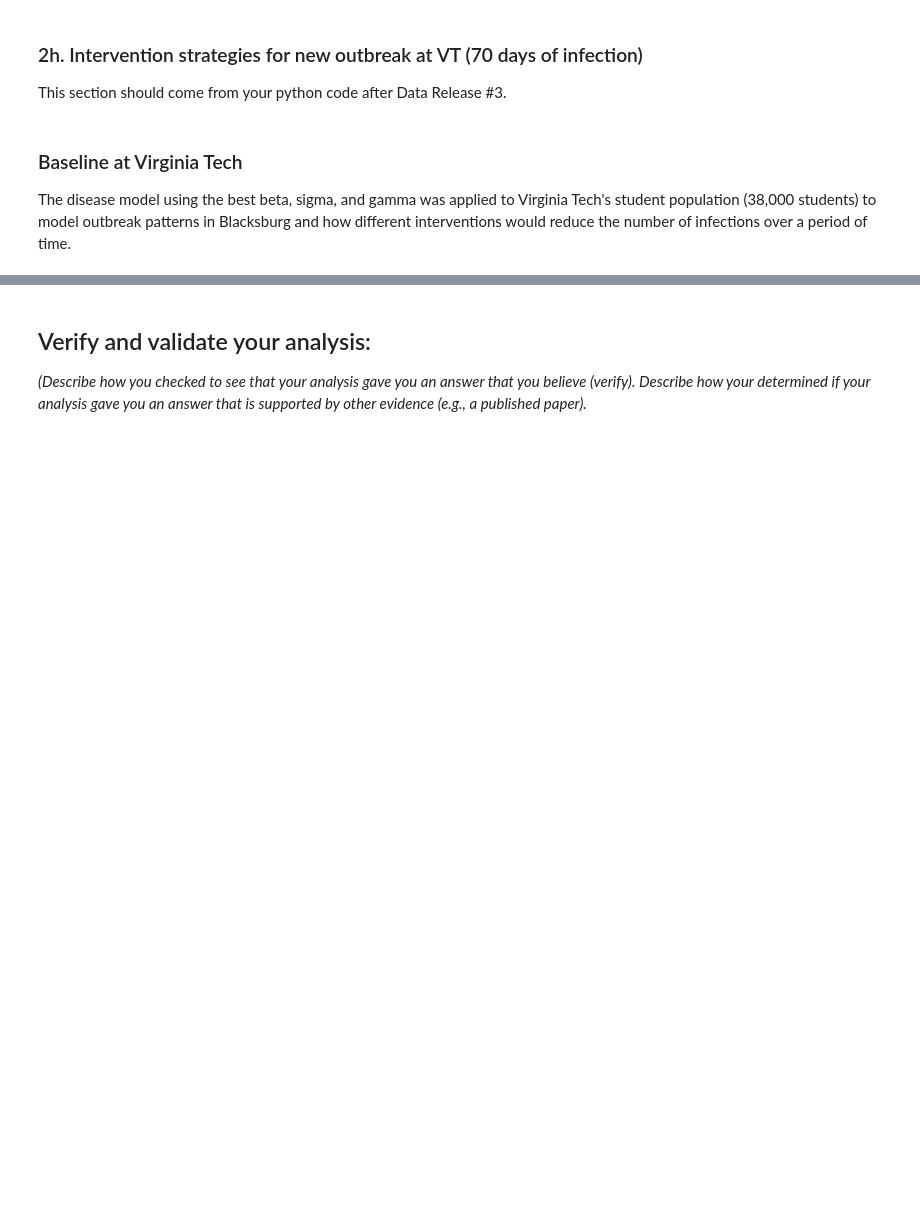
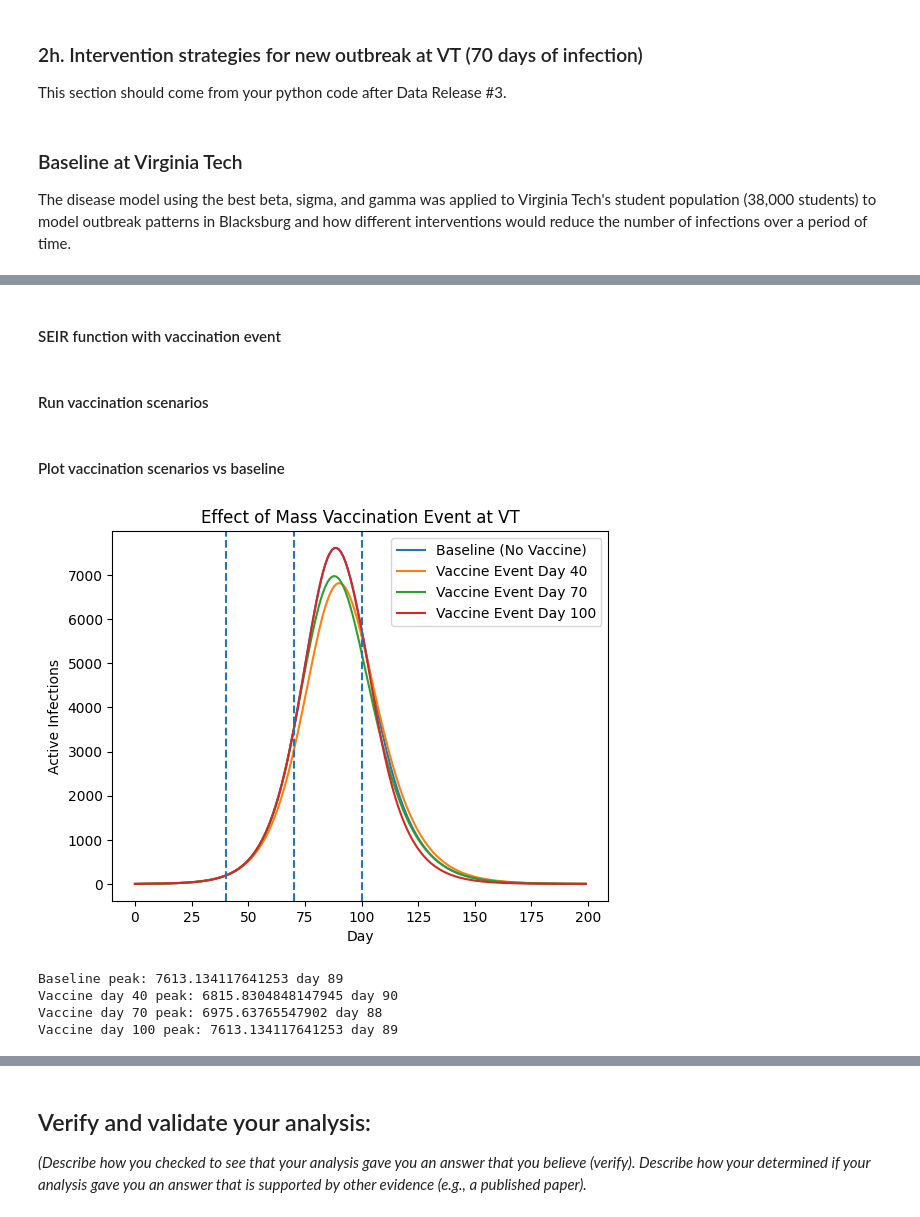
Before and after one commit to kiranspencer9/Module-2-Epidemics-SIR-Modeling, a Jupyter notebook: Notebook examples/Template_student_final_notebook.ipynb, the cells around one changed output, grey strips where cells are left out. Cells and saved outputs as stored; diff of their text form; code cells hidden in the pictures; blank space fills up the shorter version.

```diff
--- a/Notebook examples/Template_student_final_notebook.ipynb
+++ b/Notebook examples/Template_student_final_notebook.ipynb
@@ -512,0 +647,2 @@ At Virginia Tech, with a higher student population, the model predicted number o
+# %% [markdown]
+#### SEIR function with vaccination event
@@ -512,0 +685,2 @@ At Virginia Tech, with a higher student population, the model predicted number o
+# %% [markdown]
+#### Run vaccination scenarios
@@ -512,0 +729,34 @@ At Virginia Tech, with a higher student population, the model predicted number o
+# %% [markdown]
+#### Plot vaccination scenarios vs baseline
+# %%
+plt.figure()
+
+plt.plot(timepoints_VT, I_base, label="Baseline (No Vaccine)")
+plt.plot(timepoints_VT, I_v40, label="Vaccine Event Day 40")
+plt.plot(timepoints_VT, I_v70, label="Vaccine Event Day 70")
+plt.plot(timepoints_VT, I_v100, label="Vaccine Event Day 100")
+
+plt.axvline(40, linestyle='--')
+plt.axvline(70, linestyle='--')
+plt.axvline(100, linestyle='--')
+
+plt.xlabel("Day")
+plt.ylabel("Active Infections")
+plt.title("Effect of Mass Vaccination Event at VT")
+plt.legend()
+
+plt.show()
+
+print("Baseline peak:", np.max(I_base), "day", np.argmax(I_base))
+
+print("Vaccine day 40 peak:", np.max(I_v40), "day", np.argmax(I_v40))
+
+print("Vaccine day 70 peak:", np.max(I_v70), "day", np.argmax(I_v70))
+
+print("Vaccine day 100 peak:", np.max(I_v100), "day", np.argmax(I_v100))
+# %% [output]
+[figure, added]
+Baseline peak: 7613.134117641253 day 89
+Vaccine day 40 peak: 6815.8304848147945 day 90
+Vaccine day 70 peak: 6975.63765547902 day 88
+Vaccine day 100 peak: 7613.134117641253 day 89
```
Also changed, not shown: parts of 34 cells of this notebook.
